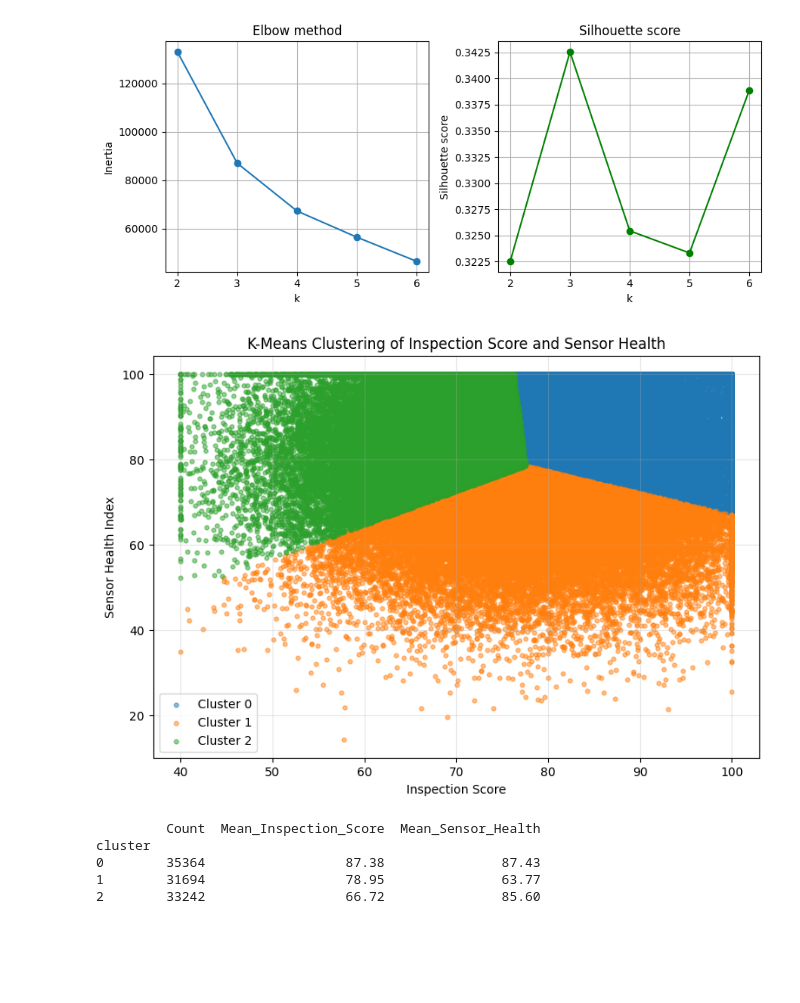
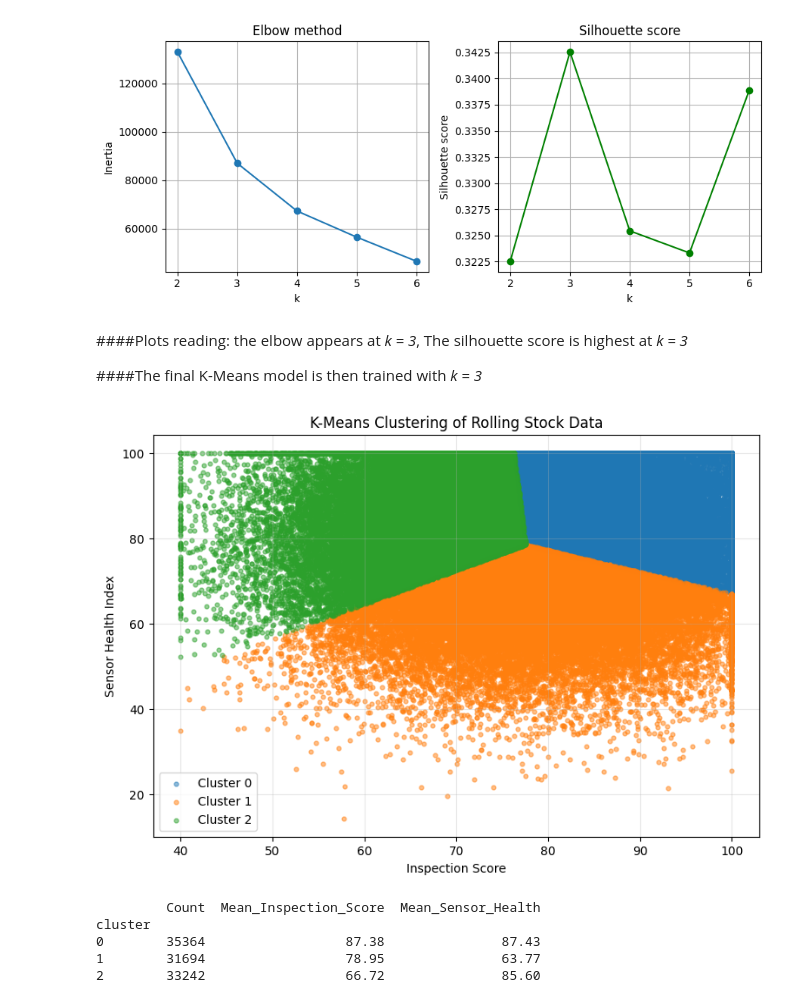
Before and after one commit to raphomungi/AI-for-Machine-Learning, a Jupyter notebook: Unsupervised_Machine_Learning.ipynb, the cells around one changed output. Saved outputs shown, nothing was run; the diff lists cells and outputs as text; code cells hidden in the pictures; blank space fills up the shorter version.

Commit message:
Discovering Patterns in Data

```diff
--- a/Unsupervised_Machine_Learning.ipynb
+++ b/Unsupervised_Machine_Learning.ipynb
@@ -47,25 +50,29 @@ plt.tight_layout()
 plt.show()
 # %% [output]
 [figure]
+# %% [markdown]
+####Plots reading: the elbow appears at *k = 3*, The silhouette score is highest at *k = 3*
+
+####The final K-Means model is then trained with *k = 3*
 # %%
 kmeans = KMeans(n_clusters=3, random_state=42, n_init=10)
 cluster_labels = kmeans.fit_predict(X_scaled)
 
 clustered_data = X_clean.copy()
 clustered_data["cluster"] = cluster_labels
 
 plt.figure(figsize=(9, 6))
 
 for cluster_id in sorted(clustered_data["cluster"].unique()):
     cluster_data = clustered_data[clustered_data["cluster"] == cluster_id]
     plt.scatter(cluster_data["inspection_score"], cluster_data["sensor_health_index"],
         label=f"Cluster {cluster_id}", alpha=0.5, s=12)
 
-plt.xlabel("Inspection Score"), plt.ylabel("Sensor Health Index"), plt.title("K-Means Clustering of Inspection Score and Sensor Health")
+plt.xlabel("Inspection Score"), plt.ylabel("Sensor Health Index"), plt.title("K-Means Clustering of Rolling Stock Data")
 plt.legend(), plt.grid(True, alpha=0.3)
 plt.show()
 # %% [output]
-[figure, old version]
+[figure, new version]
 # %%
 
 # Summary of each cluster
```
Also changed, not shown: parts of 3 cells of this notebook.
